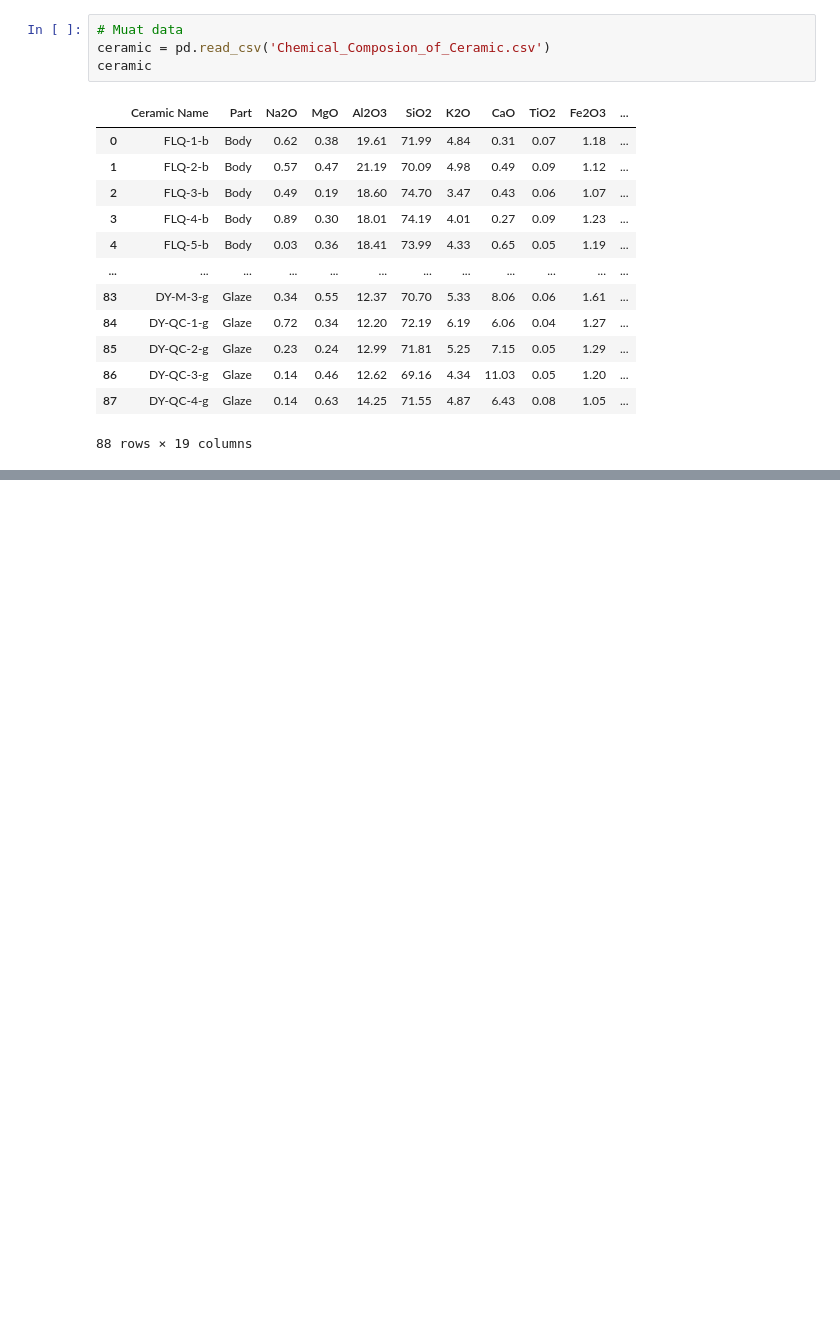
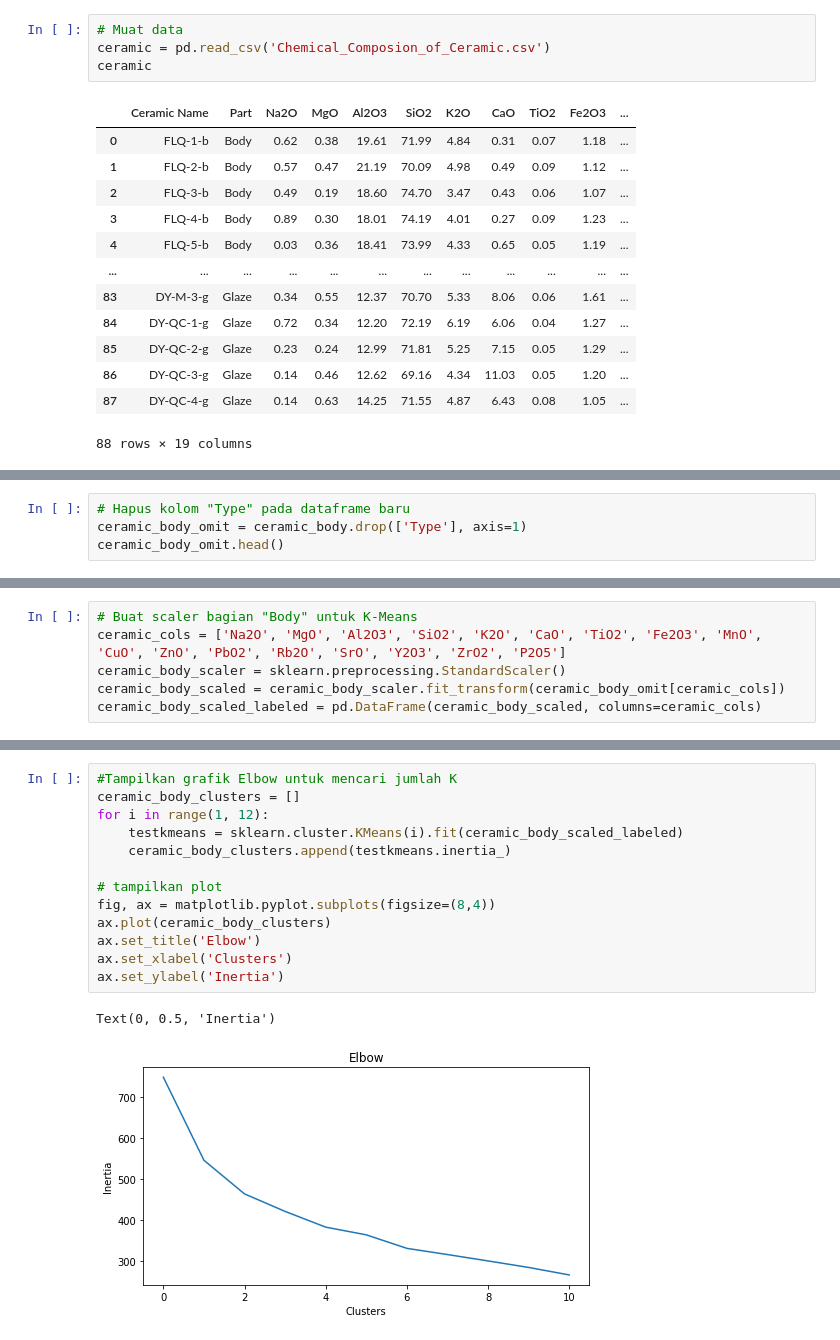
Before and after one commit to MikuAuahDark/ml-assignment-2, a Jupyter notebook: main.ipynb, the cells around one changed output, grey strips where cells are left out. Drawn from its saved outputs; the diff is of its cells as text; blank space fills up the shorter version.

```diff
--- a/main.ipynb
+++ b/main.ipynb
@@ -67,0 +85,4 @@ ceramic_processed
+# %%
+# Hapus kolom "Type" pada dataframe baru
+ceramic_body_omit = ceramic_body.drop(['Type'], axis=1)
+ceramic_body_omit.head()
@@ -67,0 +96,6 @@ ceramic_processed
+# %%
+# Buat scaler bagian "Body" untuk K-Means
+ceramic_cols = ['Na2O', 'MgO', 'Al2O3', 'SiO2', 'K2O', 'CaO', 'TiO2', 'Fe2O3', 'MnO', 'CuO', 'ZnO', 'PbO2', 'Rb2O', 'SrO', 'Y2O3', 'ZrO2', 'P2O5']
+ceramic_body_scaler = sklearn.preprocessing.StandardScaler()
+ceramic_body_scaled = ceramic_body_scaler.fit_transform(ceramic_body_omit[ceramic_cols])
+ceramic_body_scaled_labeled = pd.DataFrame(ceramic_body_scaled, columns=ceramic_cols)
@@ -67,0 +138,16 @@ ceramic_processed
+# %%
+#Tampilkan grafik Elbow untuk mencari jumlah K
+ceramic_body_clusters = []
+for i in range(1, 12):
+    testkmeans = sklearn.cluster.KMeans(i).fit(ceramic_body_scaled_labeled)
+    ceramic_body_clusters.append(testkmeans.inertia_)
+
+# tampilkan plot
+fig, ax = matplotlib.pyplot.subplots(figsize=(8,4))
+ax.plot(ceramic_body_clusters)
+ax.set_title('Elbow')
+ax.set_xlabel('Clusters')
+ax.set_ylabel('Inertia')
+# %% [output]
+Text(0, 0.5, 'Inertia')
+[figure, added]
```
Also changed, not shown: parts of 25 cells of this notebook, 1 other file.
